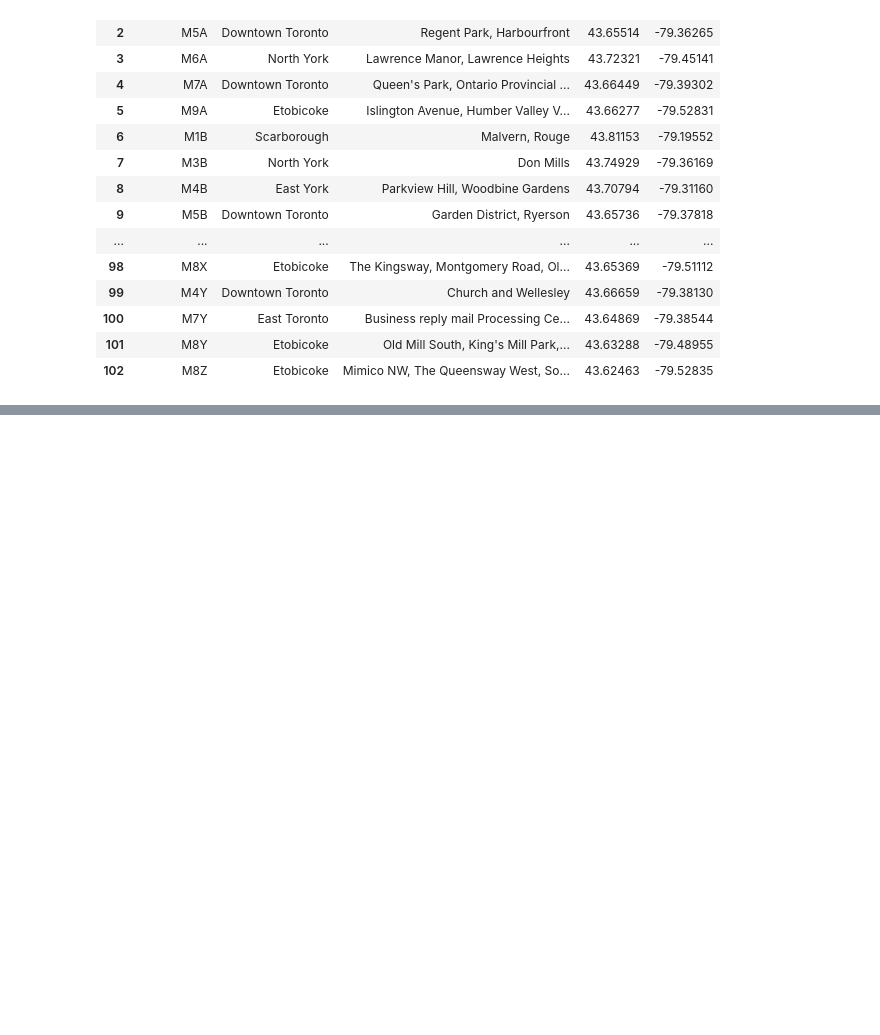
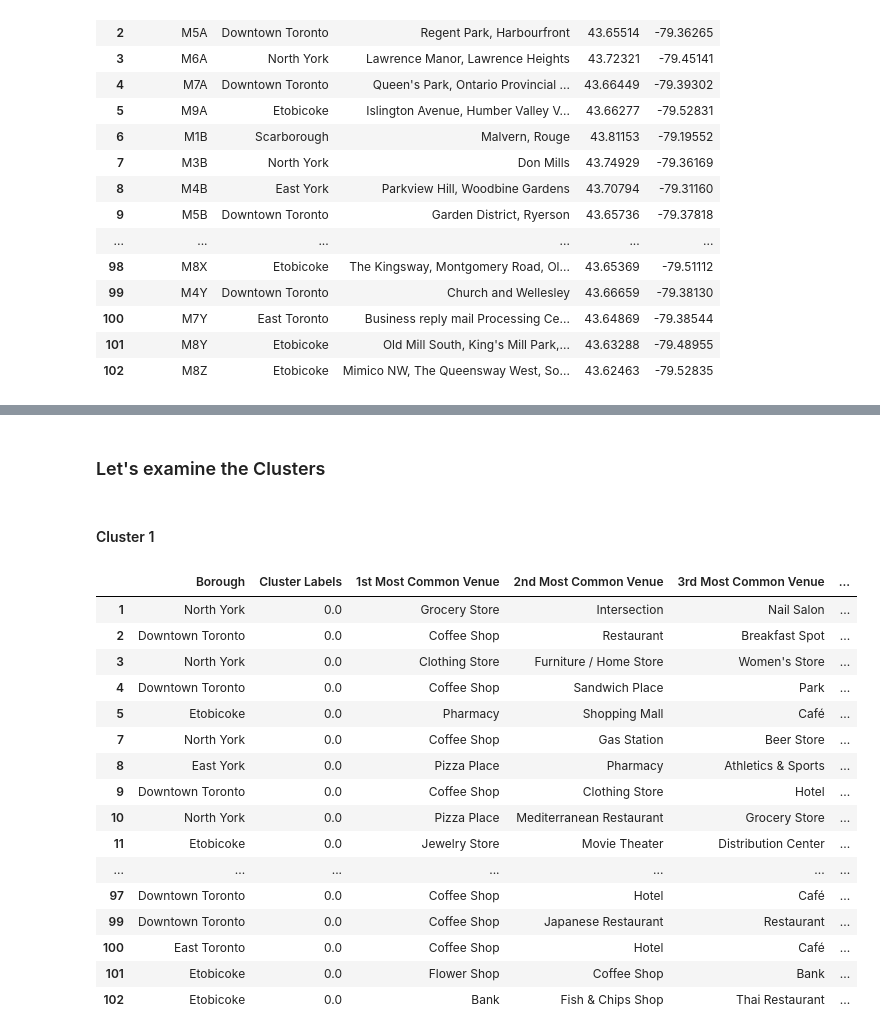
Before and after one commit to lingesh1710/Coursera_Capstone, a Jupyter notebook: Toronto.ipynb, the cells around one changed output, grey strips where cells are left out. Drawn from its saved outputs; the diff is of its cells as text; code cells hidden in the pictures; blank space fills up the shorter version.

```diff
--- a/Toronto.ipynb
+++ b/Toronto.ipynb
@@ -144,0 +533,24 @@ toronto_df
+# %% [markdown]
+### Let's examine the Clusters
+# %% [markdown]
+#### Cluster 1
+# %%
+n_merged.loc[n_merged['Cluster Labels'] == 0, n_merged.columns[[1] + list(range(5, n_merged.shape[1]))]]
+# %% [output]
+|  | Borough | Cluster Labels | 1st Most Common Venue | 2nd Most Common Venue | 3rd Most Common Venue | ... |
+| 1 | North York | 0.0 | Grocery Store | Intersection | Nail Salon | ... |
+| 2 | Downtown Toronto | 0.0 | Coffee Shop | Restaurant | Breakfast Spot | ... |
+| 3 | North York | 0.0 | Clothing Store | Furniture / Home Store | Women's Store | ... |
+| 4 | Downtown Toronto | 0.0 | Coffee Shop | Sandwich Place | Park | ... |
+| 5 | Etobicoke | 0.0 | Pharmacy | Shopping Mall | Café | ... |
+| 7 | North York | 0.0 | Coffee Shop | Gas Station | Beer Store | ... |
+| 8 | East York | 0.0 | Pizza Place | Pharmacy | Athletics & Sports | ... |
+| 9 | Downtown Toronto | 0.0 | Coffee Shop | Clothing Store | Hotel | ... |
+| 10 | North York | 0.0 | Pizza Place | Mediterranean Restaurant | Grocery Store | ... |
+| 11 | Etobicoke | 0.0 | Jewelry Store | Movie Theater | Distribution Center | ... |
+| ... | ... | ... | ... | ... | ... | ... |
+| 97 | Downtown Toronto | 0.0 | Coffee Shop | Hotel | Café | ... |
+| 99 | Downtown Toronto | 0.0 | Coffee Shop | Japanese Restaurant | Restaurant | ... |
+| 100 | East Toronto | 0.0 | Coffee Shop | Hotel | Café | ... |
+| 101 | Etobicoke | 0.0 | Flower Shop | Coffee Shop | Bank | ... |
+| 102 | Etobicoke | 0.0 | Bank | Fish & Chips Shop | Thai Restaurant | ... |
```
Also changed, not shown: parts of 44 cells of this notebook.
